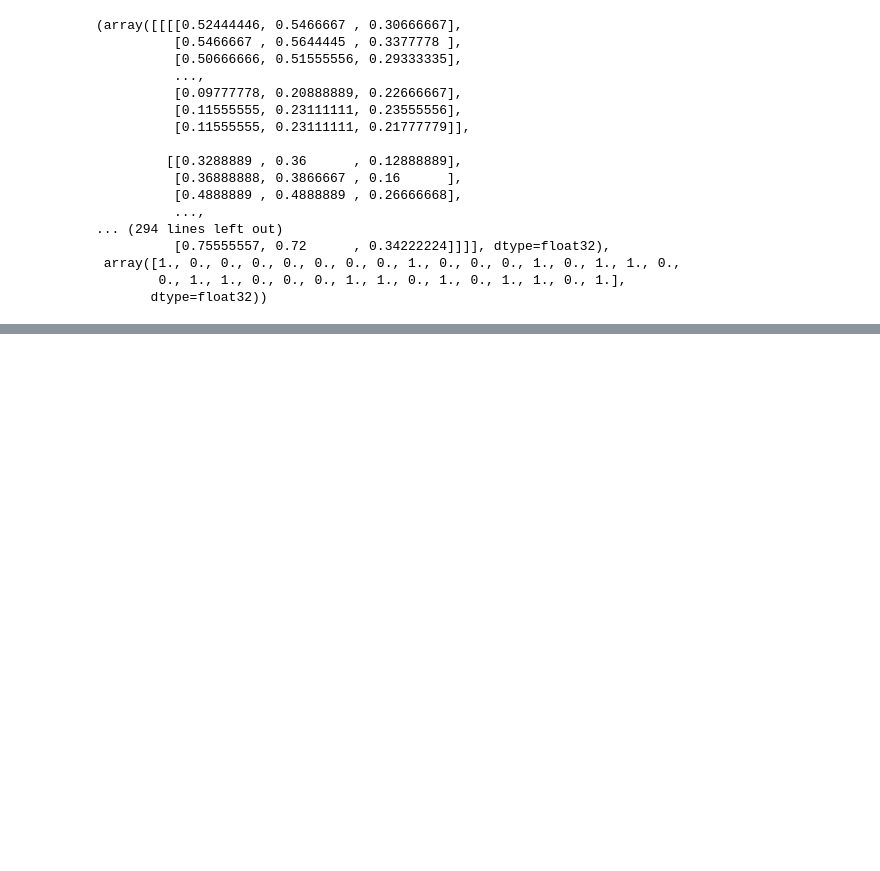
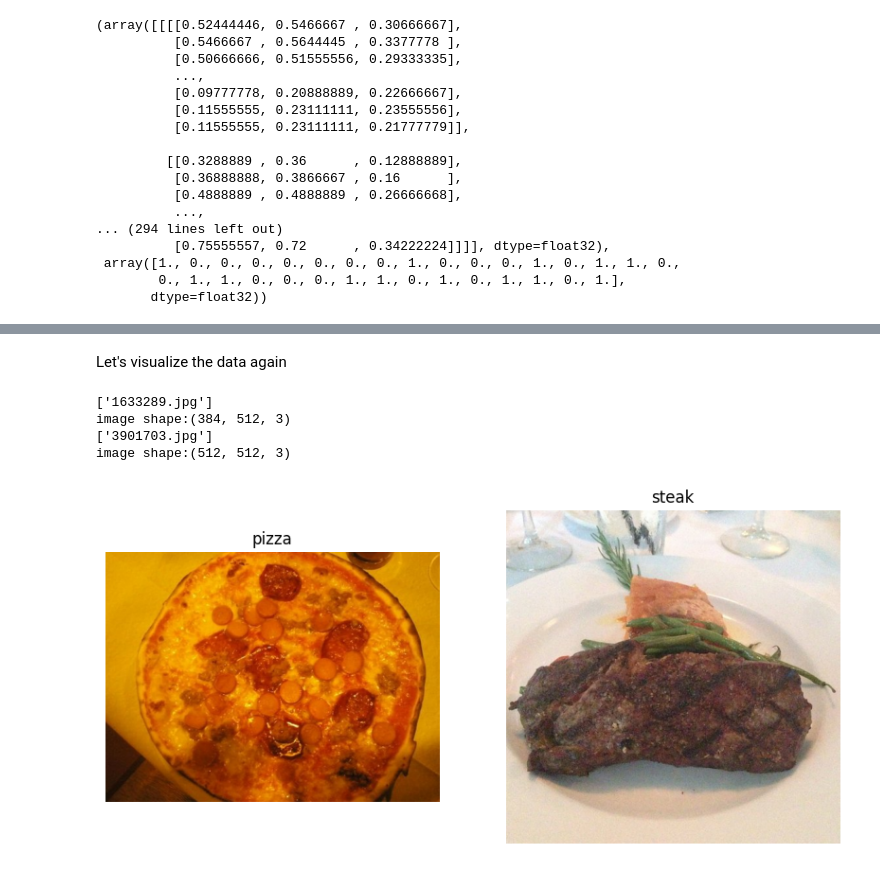
Before and after one commit to Phavour-EBEN/Personal-Deep-Learning-Lessons, a Jupyter notebook: 003_NN_CNN_Comp_Vision_Tensorflow/Steak_Pizza_with_CNN.ipynb, the cells around one changed output, grey strips where cells are left out. Cells and saved outputs as stored; diff of their text form; code cells hidden in the pictures; blank space fills up the shorter version.

```diff
--- a/003_NN_CNN_Comp_Vision_Tensorflow/Steak_Pizza_with_CNN.ipynb
+++ b/003_NN_CNN_Comp_Vision_Tensorflow/Steak_Pizza_with_CNN.ipynb
@@ -281,0 +321,15 @@ Epoch 5/5
+# %% [markdown]
+Let's visualize the data again
+# %%
+plt.figure(figsize=(10,8))
+plt.subplot(1, 2, 1)
+imag = view_image('pizza_steak/train/', 'pizza')
+plt.subplot(1,2,2)
+img = view_image('pizza_steak/test/', 'steak')
+plt.show()
+# %% [output]
+['1633289.jpg']
+image shape:(384, 512, 3)
+['3901703.jpg']
+image shape:(512, 512, 3)
+[figure, added]
```
Also changed, not shown: parts of 7 cells of this notebook.
